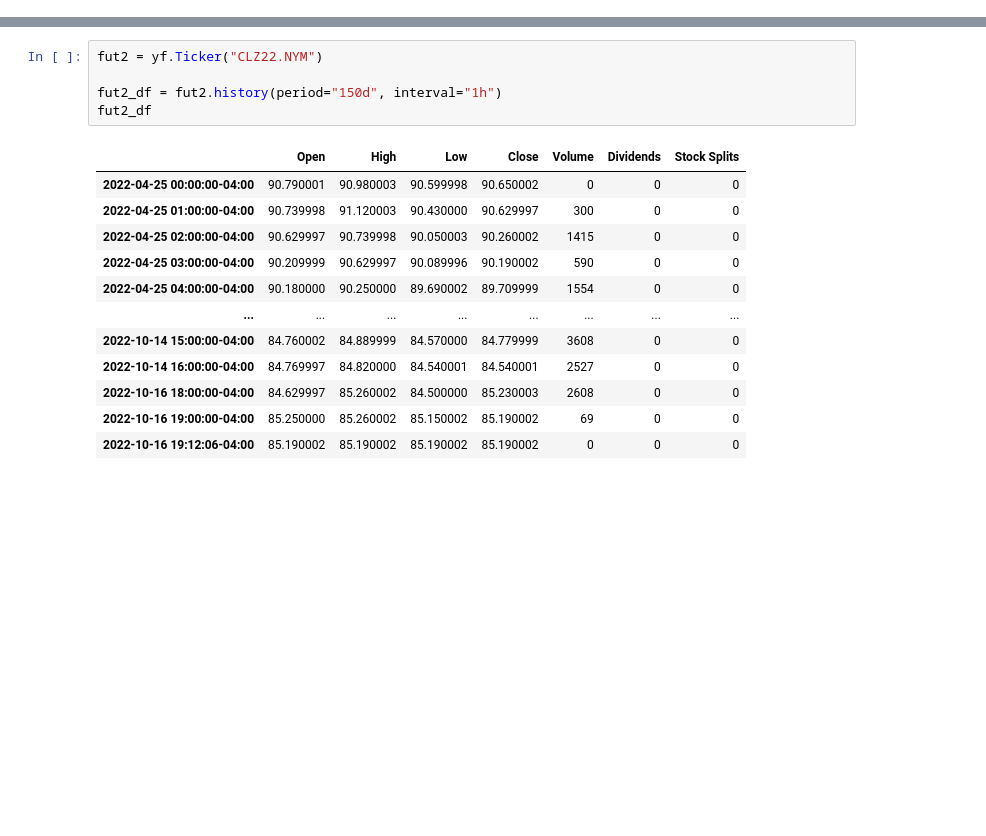
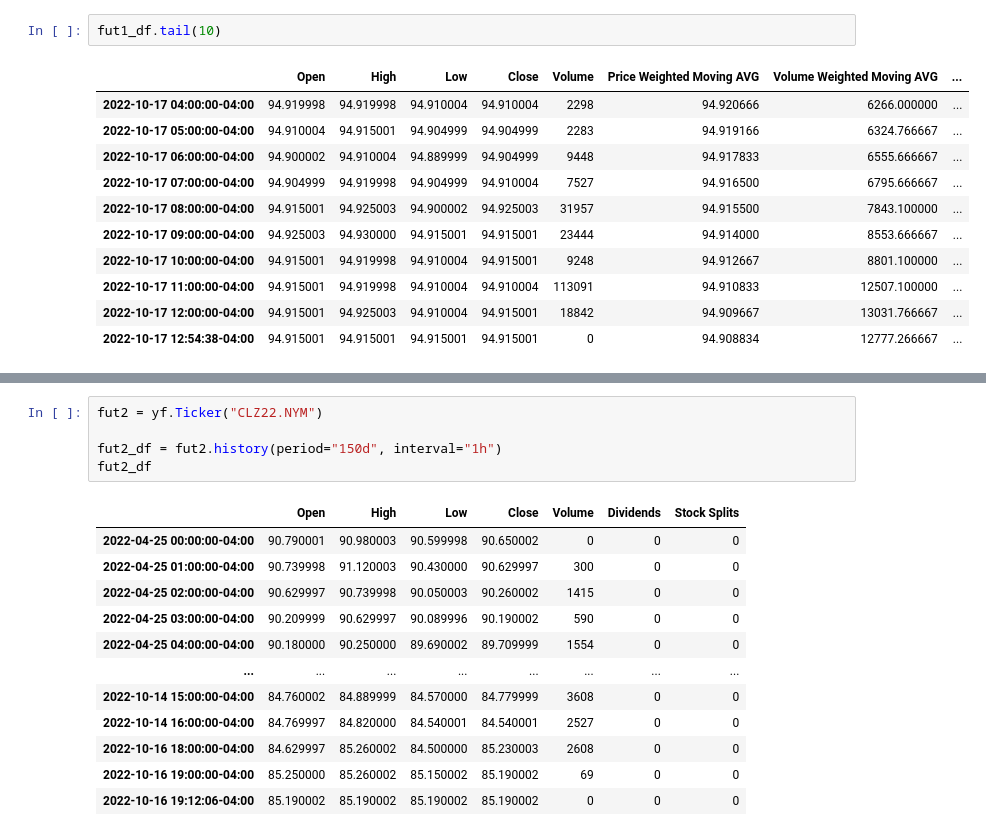
Before and after one commit to AdamCooke22/Algorithmic_Trading_Models_and_Machine_Learning_Predictions, a Jupyter notebook: futures.ipynb, the cells around one changed output, grey strips where cells are left out. Drawn from its saved outputs; the diff is of its cells as text; blank space fills up the shorter version.

```diff
--- a/futures.ipynb
+++ b/futures.ipynb
@@ -77,0 +103,14 @@ fut1_df
+# %%
+fut1_df.tail(10)
+# %% [output]
+|  | Open | High | Low | Close | Volume | Price Weighted Moving AVG | Volume Weighted Moving AVG | ... |
+| 2022-10-17 04:00:00-04:00 | 94.919998 | 94.919998 | 94.910004 | 94.910004 | 2298 | 94.920666 | 6266.000000 | ... |
+| 2022-10-17 05:00:00-04:00 | 94.910004 | 94.915001 | 94.904999 | 94.904999 | 2283 | 94.919166 | 6324.766667 | ... |
+| 2022-10-17 06:00:00-04:00 | 94.900002 | 94.910004 | 94.889999 | 94.904999 | 9448 | 94.917833 | 6555.666667 | ... |
+| 2022-10-17 07:00:00-04:00 | 94.904999 | 94.919998 | 94.904999 | 94.910004 | 7527 | 94.916500 | 6795.666667 | ... |
+| 2022-10-17 08:00:00-04:00 | 94.915001 | 94.925003 | 94.900002 | 94.925003 | 31957 | 94.915500 | 7843.100000 | ... |
+| 2022-10-17 09:00:00-04:00 | 94.925003 | 94.930000 | 94.915001 | 94.915001 | 23444 | 94.914000 | 8553.666667 | ... |
+| 2022-10-17 10:00:00-04:00 | 94.915001 | 94.919998 | 94.910004 | 94.915001 | 9248 | 94.912667 | 8801.100000 | ... |
+| 2022-10-17 11:00:00-04:00 | 94.915001 | 94.919998 | 94.910004 | 94.910004 | 113091 | 94.910833 | 12507.100000 | ... |
+| 2022-10-17 12:00:00-04:00 | 94.915001 | 94.925003 | 94.910004 | 94.915001 | 18842 | 94.909667 | 13031.766667 | ... |
+| 2022-10-17 12:54:38-04:00 | 94.915001 | 94.915001 | 94.915001 | 94.915001 | 0 | 94.908834 | 12777.266667 | ... |
```
Also changed, not shown: parts of 15 cells of this notebook.
